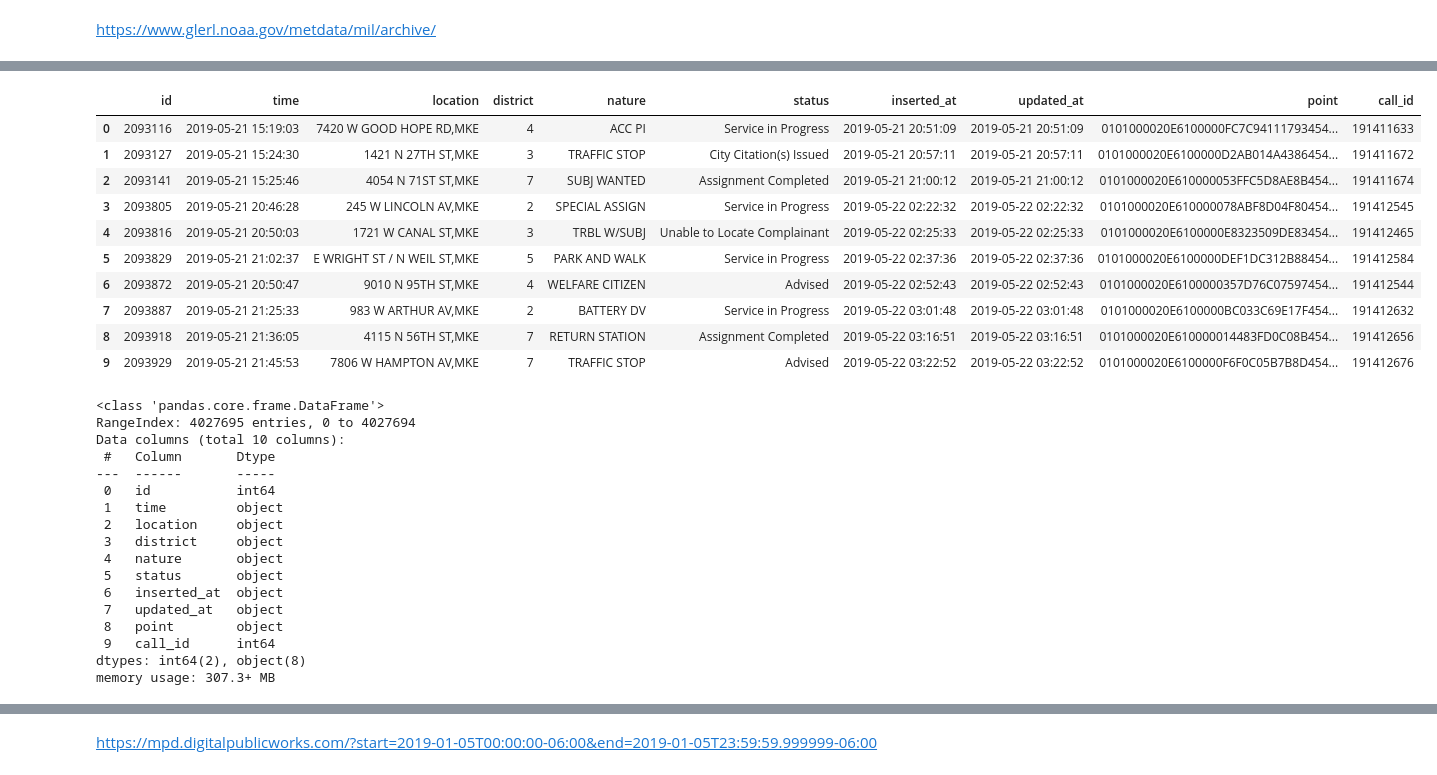
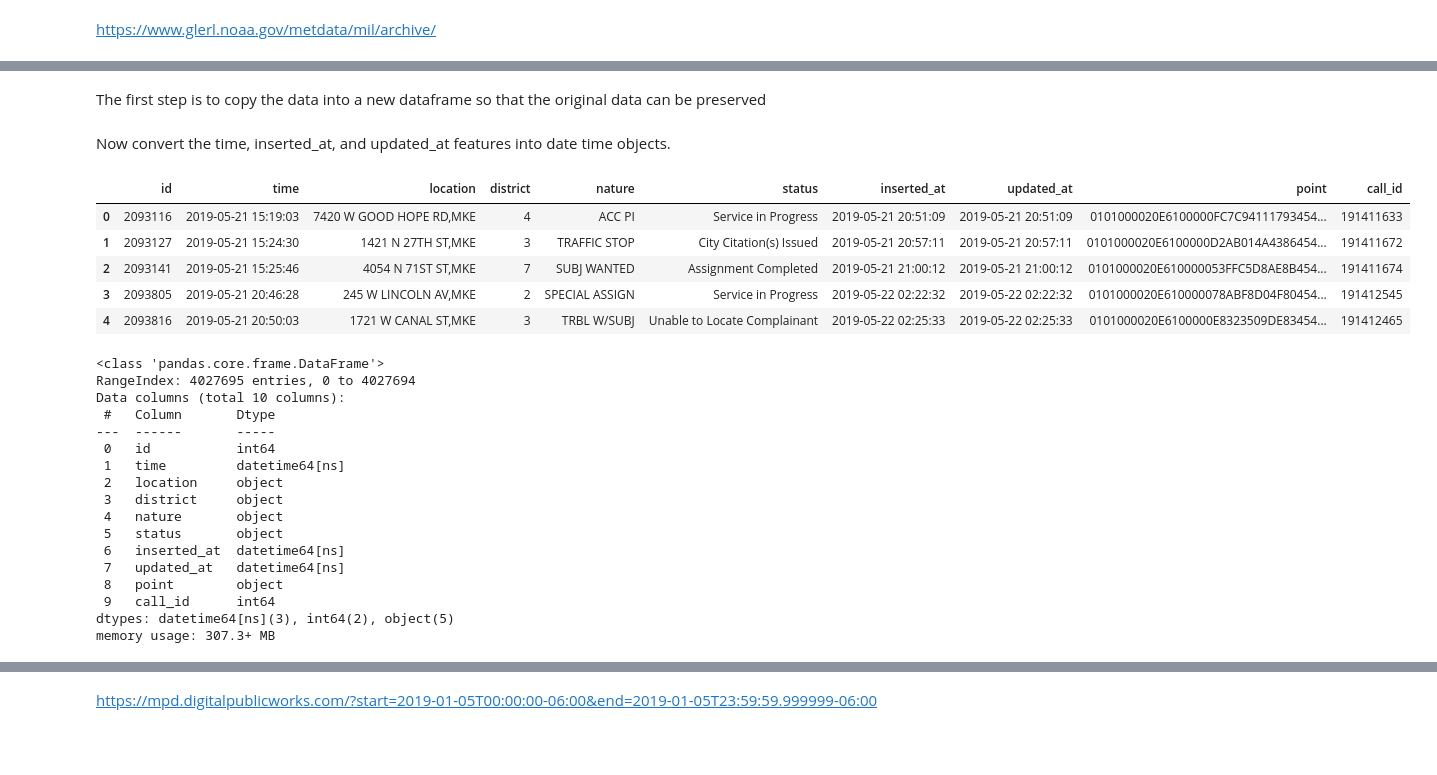
Before and after one commit to GrantFass/CS3300-FinalProject, a Jupyter notebook: CS 3300 011 Data Science Final Project.ipynb, the cells around one changed output, grey strips where cells are left out. Drawn from its saved outputs; the diff is of its cells as text; code cells hidden in the pictures; blank space fills up the shorter version.

```diff
--- a/CS 3300 011 Data Science Final Project.ipynb
+++ b/CS 3300 011 Data Science Final Project.ipynb
@@ -52,3 +85,3 @@ Requirement already satisfied: numpy<1.23.0,>=1.16.5 in c:\users\fassg\appdata\l
 Note: you may need to restart the kernel to use updated packages.
 # %%
-df = pd.read_csv("mkecallswheader.csv")
+original_data = pd.read_csv("mkecallswheader.csv")
@@ -55,17 +136,22 @@ df = pd.read_csv("mkecallswheader.csv")
+# %% [markdown]
+The first step is to copy the data into a new dataframe so that the original data can be preserved
+# %%
+df = original_data.copy(deep=True)
+# %% [markdown]
+Now convert the time, inserted_at, and updated_at features into date time objects.
+# %%
+df['time'] = pd.to_datetime(df['time'], infer_datetime_format=True)
+df['inserted_at'] = pd.to_datetime(df['inserted_at'], infer_datetime_format=True)
+df['updated_at'] = pd.to_datetime(df['updated_at'], infer_datetime_format=True)
 # %%
-df.head(10)
+df.head()
 # %% [output]
 |  | id | time | location | district | nature | status | inserted_at | updated_at | point | call_id |
 | 0 | 2093116 | 2019-05-21 15:19:03 | 7420 W GOOD HOPE RD,MKE | 4 | ACC PI | Service in Progress | 2019-05-21 20:51:09 | 2019-05-21 20:51:09 | 0101000020E6100000FC7C94111793454... | 191411633 |
 | 1 | 2093127 | 2019-05-21 15:24:30 | 1421 N 27TH ST,MKE | 3 | TRAFFIC STOP | City Citation(s) Issued | 2019-05-21 20:57:11 | 2019-05-21 20:57:11 | 0101000020E6100000D2AB014A4386454... | 191411672 |
 | 2 | 2093141 | 2019-05-21 15:25:46 | 4054 N 71ST ST,MKE | 7 | SUBJ WANTED | Assignment Completed | 2019-05-21 21:00:12 | 2019-05-21 21:00:12 | 0101000020E610000053FFC5D8AE8B454... | 191411674 |
 | 3 | 2093805 | 2019-05-21 20:46:28 | 245 W LINCOLN AV,MKE | 2 | SPECIAL ASSIGN | Service in Progress | 2019-05-22 02:22:32 | 2019-05-22 02:22:32 | 0101000020E610000078ABF8D04F80454... | 191412545 |
 | 4 | 2093816 | 2019-05-21 20:50:03 | 1721 W CANAL ST,MKE | 3 | TRBL W/SUBJ | Unable to Locate Complainant | 2019-05-22 02:25:33 | 2019-05-22 02:25:33 | 0101000020E6100000E8323509DE83454... | 191412465 |
-| 5 | 2093829 | 2019-05-21 21:02:37 | E WRIGHT ST / N WEIL ST,MKE | 5 | PARK AND WALK | Service in Progress | 2019-05-22 02:37:36 | 2019-05-22 02:37:36 | 0101000020E6100000DEF1DC312B88454... | 191412584 |
-| 6 | 2093872 | 2019-05-21 20:50:47 | 9010 N 95TH ST,MKE | 4 | WELFARE CITIZEN | Advised | 2019-05-22 02:52:43 | 2019-05-22 02:52:43 | 0101000020E6100000357D76C07597454... | 191412544 |
-| 7 | 2093887 | 2019-05-21 21:25:33 | 983 W ARTHUR AV,MKE | 2 | BATTERY DV | Service in Progress | 2019-05-22 03:01:48 | 2019-05-22 03:01:48 | 0101000020E6100000BC033C69E17F454... | 191412632 |
-| 8 | 2093918 | 2019-05-21 21:36:05 | 4115 N 56TH ST,MKE | 7 | RETURN STATION | Assignment Completed | 2019-05-22 03:16:51 | 2019-05-22 03:16:51 | 0101000020E610000014483FD0C08B454... | 191412656 |
-| 9 | 2093929 | 2019-05-21 21:45:53 | 7806 W HAMPTON AV,MKE | 7 | TRAFFIC STOP | Advised | 2019-05-22 03:22:52 | 2019-05-22 03:22:52 | 0101000020E6100000F6F0C05B7B8D454... | 191412676 |
 # %%
 df.info()
 # %% [output]
@@ -75,14 +161,14 @@ Data columns (total 10 columns):
  #   Column       Dtype
 ---  ------       -----
  0   id           int64
- 1   time         object
+ 1   time         datetime64[ns]
  2   location     object
  3   district     object
  4   nature       object
  5   status       object
- 6   inserted_at  object
- 7   updated_at   object
+ 6   inserted_at  datetime64[ns]
+ 7   updated_at   datetime64[ns]
  8   point        object
  9   call_id      int64
-dtypes: int64(2), object(8)
+dtypes: datetime64[ns](3), int64(2), object(5)
 memory usage: 307.3+ MB
```
Also changed, not shown: parts of 19 cells of this notebook.
